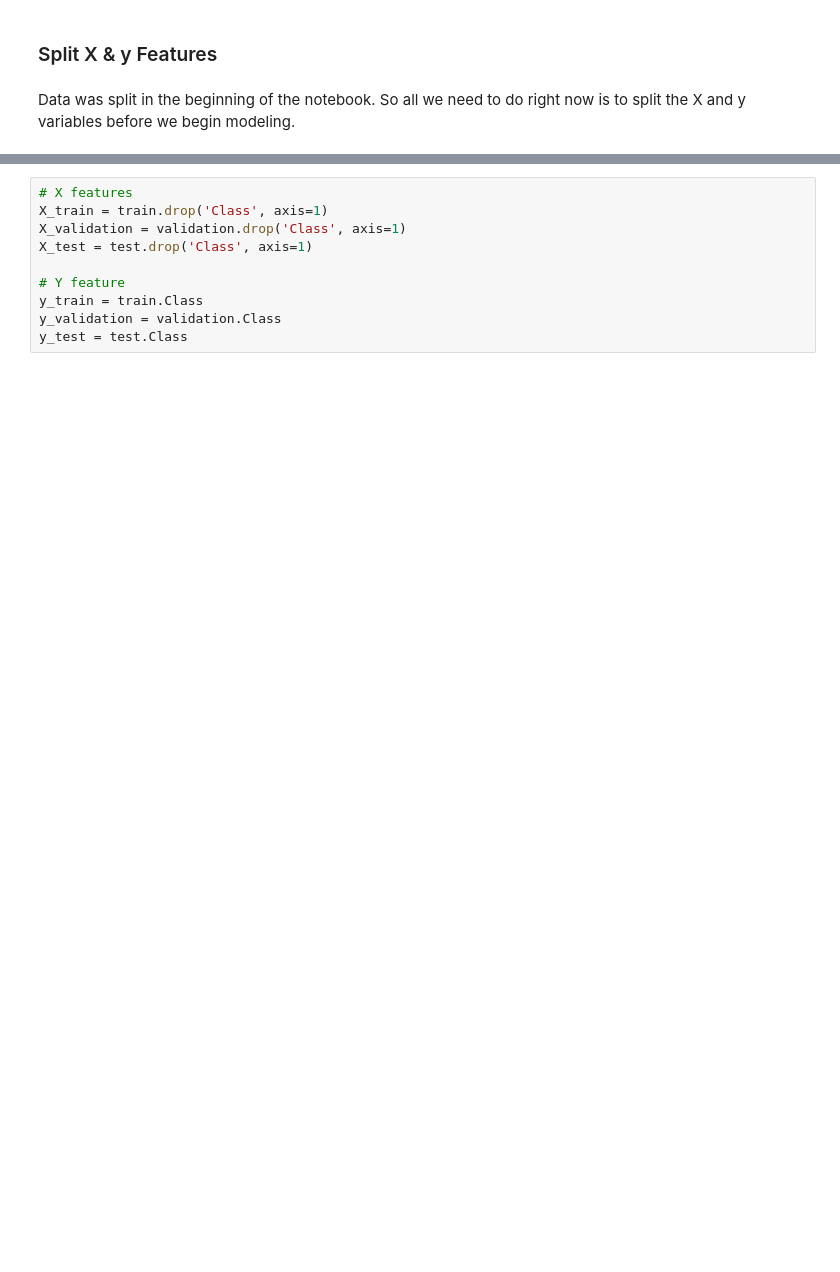
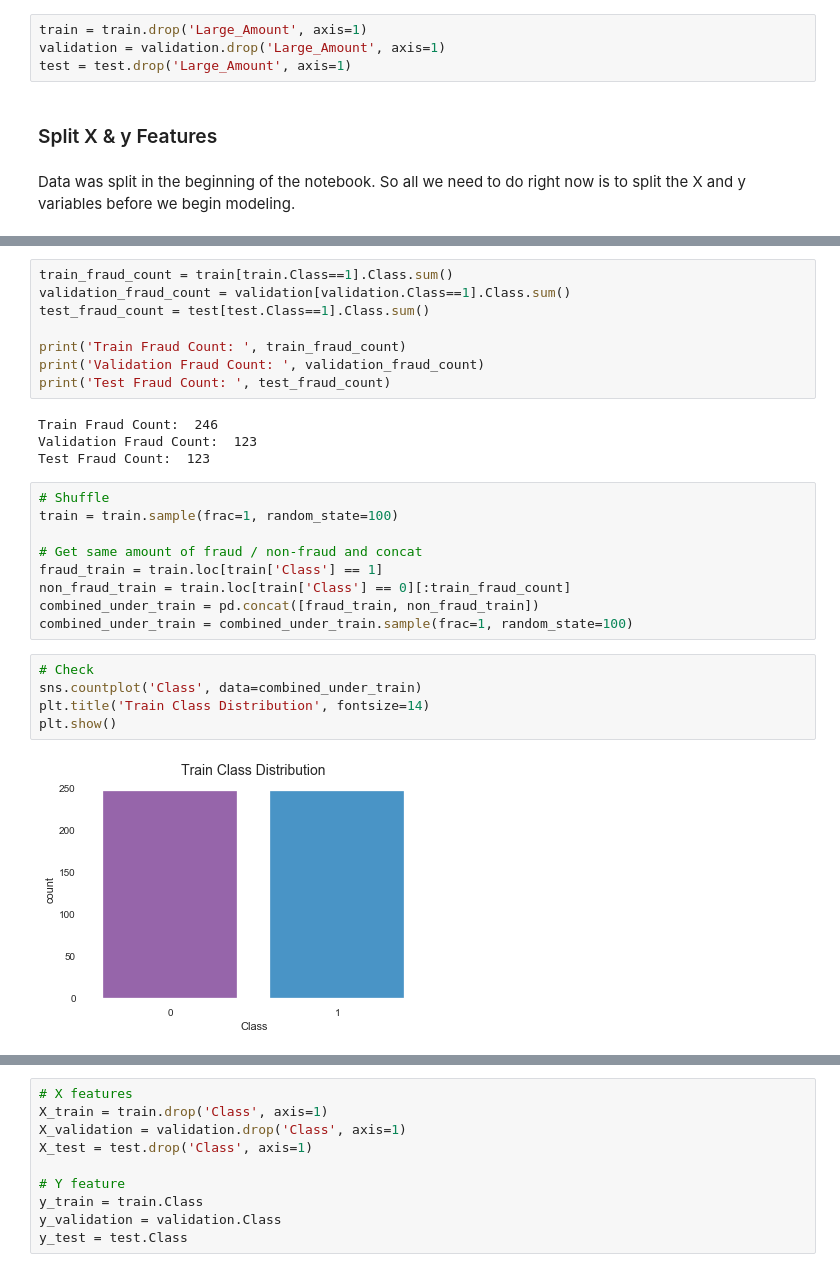
Before and after one commit to davidtnly/Python, a Jupyter notebook: MachineLearning/17-credit-card-fraud-detection.ipynb, the cells around one changed output, grey strips where cells are left out. Drawn from its saved outputs; the diff is of its cells as text; blank space fills up the shorter version.

Commit message:
started new fraud notebook to use tensorflow on

```diff
--- a/MachineLearning/17-credit-card-fraud-detection.ipynb
+++ b/MachineLearning/17-credit-card-fraud-detection.ipynb
@@ -707,3 +710,7 @@ train[skew_index].head()
+# %%
+train = train.drop('Large_Amount', axis=1)
+validation = validation.drop('Large_Amount', axis=1)
+test = test.drop('Large_Amount', axis=1)
 # %% [markdown]
 ### Split X & y Features
 # %% [markdown]
@@ -710,0 +724,28 @@ Data was split in the beginning of the notebook. So all we need to do right now
+# %%
+train_fraud_count = train[train.Class==1].Class.sum()
+validation_fraud_count = validation[validation.Class==1].Class.sum()
+test_fraud_count = test[test.Class==1].Class.sum()
+
+print('Train Fraud Count: ', train_fraud_count)
+print('Validation Fraud Count: ', validation_fraud_count)
+print('Test Fraud Count: ', test_fraud_count)
+# %% [output]
+Train Fraud Count:  246
+Validation Fraud Count:  123
+Test Fraud Count:  123
+# %%
+# Shuffle
+train = train.sample(frac=1, random_state=100)
+
+# Get same amount of fraud / non-fraud and concat
+fraud_train = train.loc[train['Class'] == 1]
+non_fraud_train = train.loc[train['Class'] == 0][:train_fraud_count]
+combined_under_train = pd.concat([fraud_train, non_fraud_train])
+combined_under_train = combined_under_train.sample(frac=1, random_state=100)
+# %%
+# Check
+sns.countplot('Class', data=combined_under_train)
+plt.title('Train Class Distribution', fontsize=14)
+plt.show()
+# %% [output]
+[figure, added]
```
Also changed, not shown: parts of 57 cells of this notebook, 2 other files.
